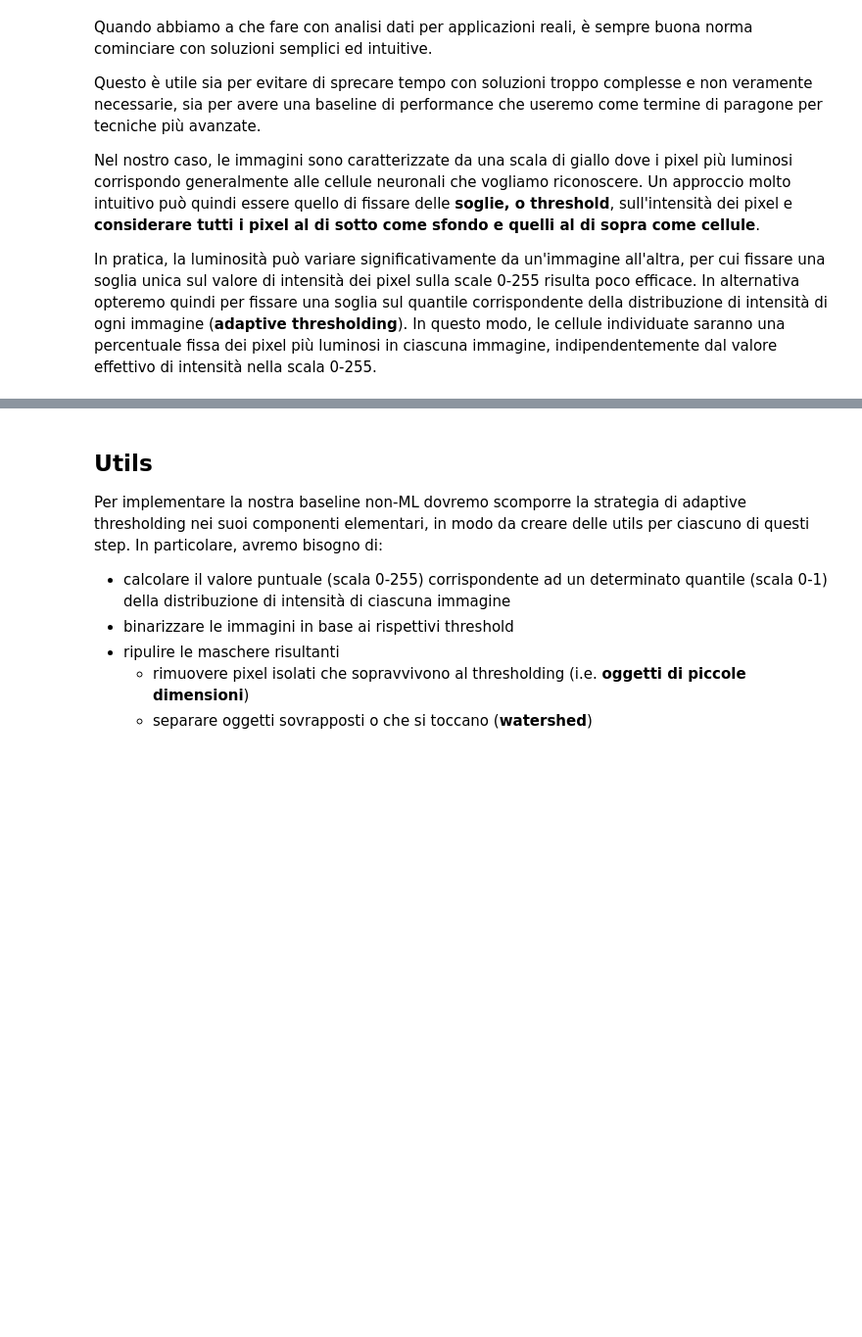
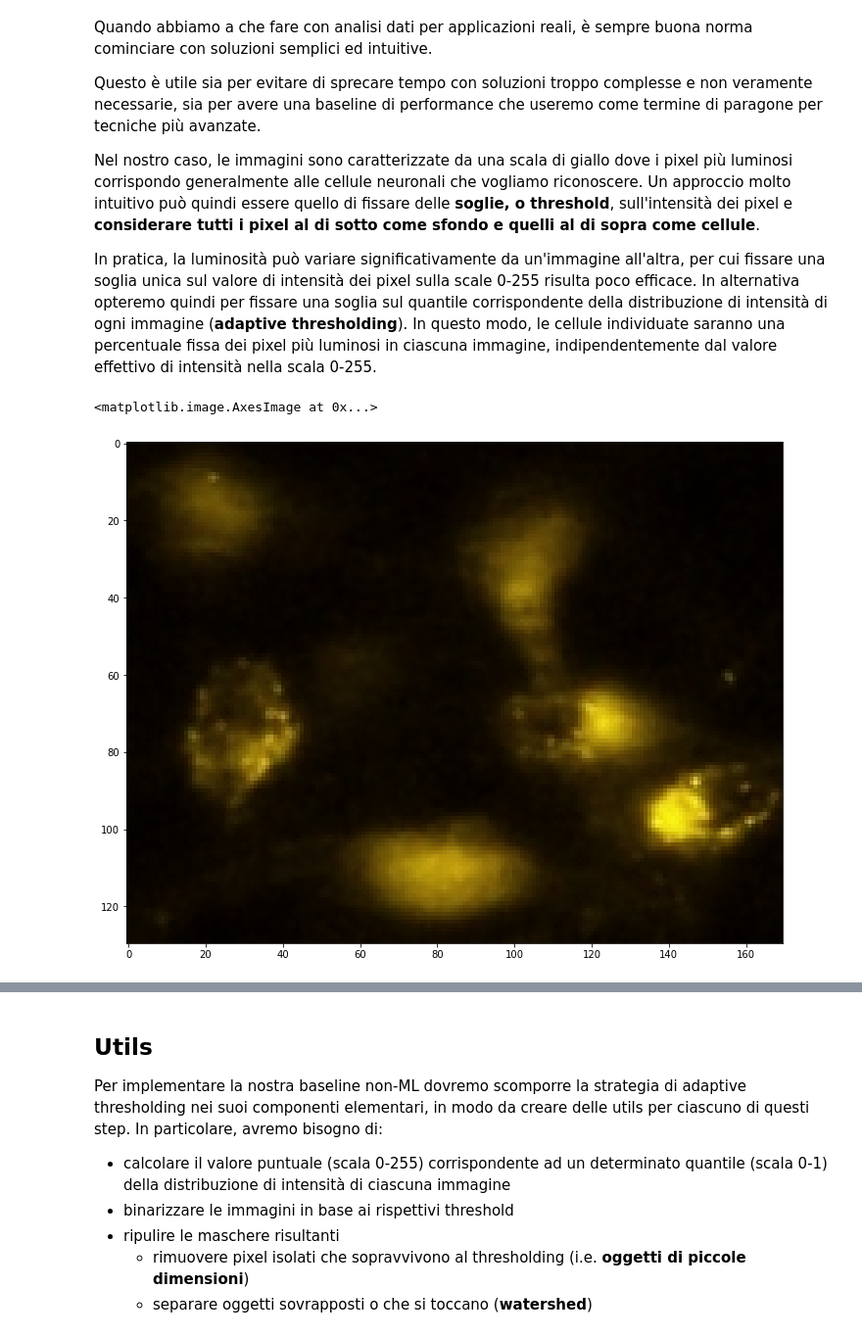
Before and after one commit to DeepLearningItalia/Cell_Counting_Res_UNet, a Jupyter notebook: notebooks/03.01 - Baseline non-ML - implementazione.ipynb, the cells around one changed output, grey strips where cells are left out. Shown: that part at 98% size. Cells and saved outputs as stored; diff of their text form; code cells hidden in the pictures; blank space fills up the shorter version.

```diff
--- a/notebooks/03.01 - Baseline non-ML - implementazione.ipynb
+++ b/notebooks/03.01 - Baseline non-ML - implementazione.ipynb
@@ -10,3 +10,23 @@ Nel nostro caso, le immagini sono caratterizzate da una scala di giallo dove i p
 In pratica, la luminosità può variare significativamente da un'immagine all'altra, per cui fissare una soglia unica sul valore di intensità dei pixel sulla scale 0-255 risulta poco efficace.
 In alternativa opteremo quindi per fissare una soglia sul quantile corrispondente della distribuzione di intensità di ogni immagine (**adaptive thresholding**).
 In questo modo, le cellule individuate saranno una percentuale fissa dei pixel più luminosi in ciascuna immagine, indipendentemente dal valore effettivo di intensità nella scala 0-255.
+# %%
+from pathlib import Path
+from matplotlib import pyplot as plt
+from skimage import io
+
+
+IMG_PATH = Path('../fluocells_data/all_images/images')
+MASK_PATH = Path('../fluocells_data/all_masks/masks')
+
+sample_img_names = ['Mar32bS2C2R2_DMl_200x_y.png', 'Mar27bS1C2R1_LHr_200x_y.png',
+                    'Mar26bS2C1R2_LHr_200x_y.png', 'Mar41S3C1R1_DMr_200x_o.png']
+
+img = io.imread(IMG_PATH / sample_img_names[0])
+patch = img[430:560, 730:900, :]
+
+plt.figure(figsize=(12, 12))
+plt.imshow(patch)
+# %% [output]
+<matplotlib.image.AxesImage at 0x...>
+[figure, added]
```
Also changed, not shown: parts of 2 cells of this notebook.
